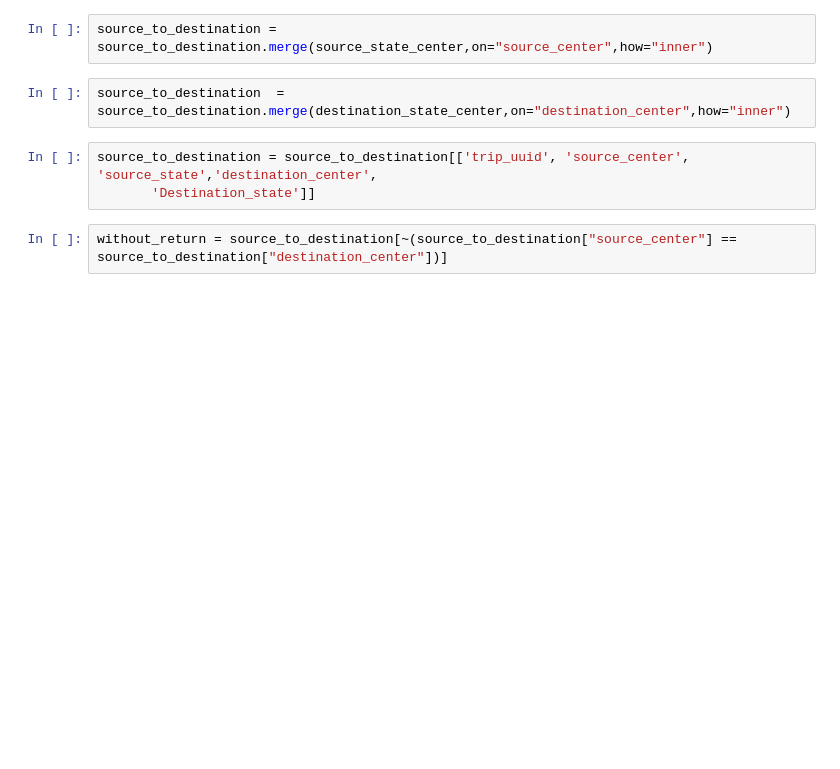
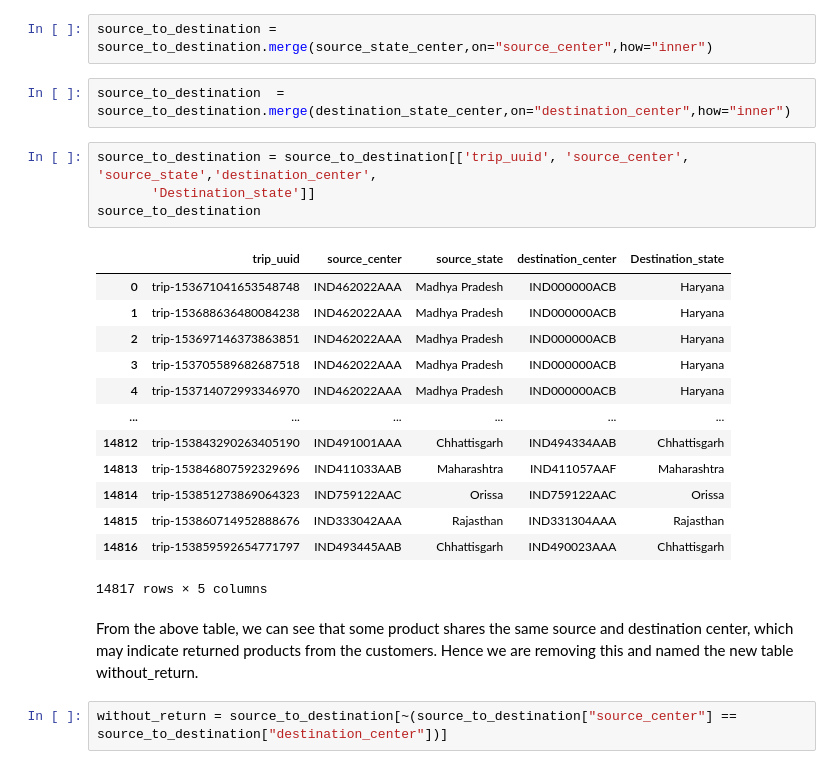
Before and after one commit to Navaneeth-7/scaler_logistics_service, a Jupyter notebook: file_1.ipynb, the cells around one changed output. Cells and saved outputs as stored; diff of their text form; blank space fills up the shorter version.

```diff
--- a/file_1.ipynb
+++ b/file_1.ipynb
@@ -460,6 +463,23 @@ source_to_destination  = source_to_destination.merge(destination_state_center,on
 # %%
 source_to_destination = source_to_destination[['trip_uuid', 'source_center', 'source_state','destination_center',
        'Destination_state']]
+source_to_destination
+# %% [output]
+|  | trip_uuid | source_center | source_state | destination_center | Destination_state |
+| 0 | trip-153671041653548748 | IND462022AAA | Madhya Pradesh | IND000000ACB | Haryana |
+| 1 | trip-153688636480084238 | IND462022AAA | Madhya Pradesh | IND000000ACB | Haryana |
+| 2 | trip-153697146373863851 | IND462022AAA | Madhya Pradesh | IND000000ACB | Haryana |
+| 3 | trip-153705589682687518 | IND462022AAA | Madhya Pradesh | IND000000ACB | Haryana |
+| 4 | trip-153714072993346970 | IND462022AAA | Madhya Pradesh | IND000000ACB | Haryana |
+| ... | ... | ... | ... | ... | ... |
+| 14812 | trip-153843290263405190 | IND491001AAA | Chhattisgarh | IND494334AAB | Chhattisgarh |
+| 14813 | trip-153846807592329696 | IND411033AAB | Maharashtra | IND411057AAF | Maharashtra |
+| 14814 | trip-153851273869064323 | IND759122AAC | Orissa | IND759122AAC | Orissa |
+| 14815 | trip-153860714952888676 | IND333042AAA | Rajasthan | IND331304AAA | Rajasthan |
+| 14816 | trip-153859592654771797 | IND493445AAB | Chhattisgarh | IND490023AAA | Chhattisgarh |
+14817 rows × 5 columns
+# %% [markdown]
+From the above table, we can see that some product shares the same source and destination center, which may indicate returned products from the customers. Hence we are removing this and named the new table without_return.
 # %%
 without_return = source_to_destination[~(source_to_destination["source_center"] == source_to_destination["destination_center"])]
 # %%
```
Also changed, not shown: parts of 2 cells of this notebook.
